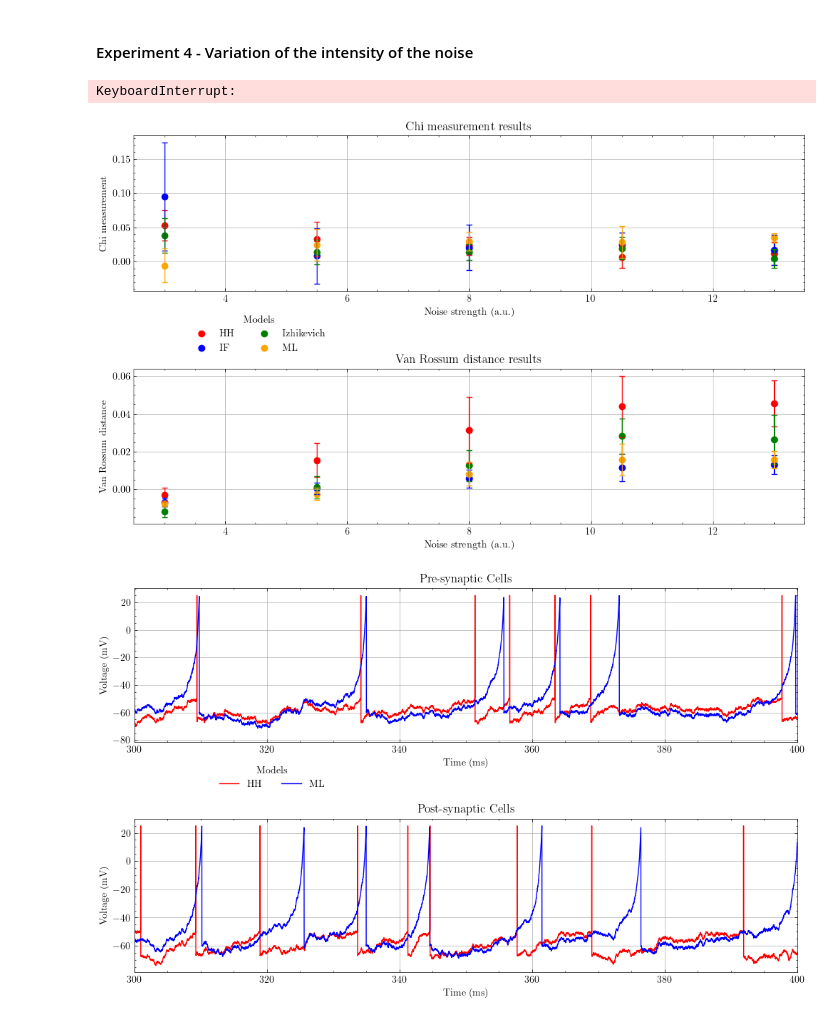
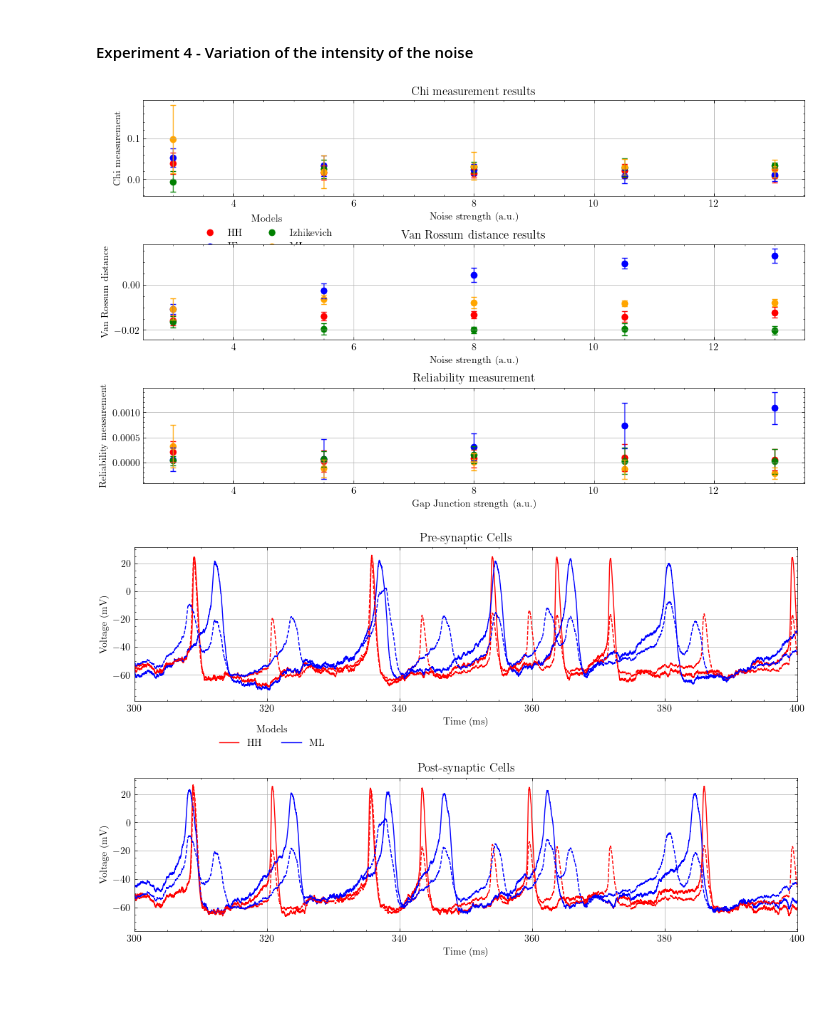
Before and after one commit to Sir-Bip-Bop/Gap-Junction-Coupling-Studies, a Jupyter notebook: synchrony_experiment_parallel_DifferentThreshold.ipynb, the cells around one changed output. Saved outputs shown, nothing was run; the diff lists cells and outputs as text; code cells hidden in the pictures; blank space fills up the shorter version.

Commit message:
Measurements complete

```diff
--- a/synchrony_experiment_parallel_DifferentThreshold.ipynb
+++ b/synchrony_experiment_parallel_DifferentThreshold.ipynb
@@ -581,6 +588,12 @@ for i in range(0,n_measurements):
     firing_rate_IZH[i] = compute_firing_rate(matrixIZH_mean,dt,t_final)
     firing_rate_ML[i] = compute_firing_rate(matrixML_mean,dt,t_final)
 
+    #computing reliability
+    rel_HH[i], residue = compute_Reliability(matrixHH_mean,t,t_Re,dt)
+    rel_IF[i], residue = compute_Reliability(matrixIF_mean,t,t_Re,dt)
+    rel_IZH[i], residue = compute_Reliability(matrixIZH_mean,t,t_Re,dt)
+    rel_ML[i], residue = compute_Reliability(matrixML_mean,t,t_Re,dt)
+
     #computing van_Rossum distance
     rossum_HH[i] = compute_van_Rossum_distance_2(matrixHH_mean,t,t_R,dt).flatten()[1:3] / firing_rate_HH[i]
     rossum_IF[i] = compute_van_Rossum_distance_2(matrixIF_mean,t,t_R,dt).flatten()[1:3] / firing_rate_IF[i]
@@ -593,6 +606,11 @@ chi_IF_total = np.mean(chi_IF),np.std(chi_IF)
 chi_IZH_total= np.mean(chi_IZH),np.std(chi_IZH)
 chi_ML_total = np.mean(chi_ML),np.std(chi_ML)
 
+rel_HH_total = np.mean(rel_HH),np.std(rel_HH)
+rel_IF_total = np.mean(rel_IF),np.std(rel_IF)
+rel_IZH_total = np.mean(rel_IZH),np.std(rel_IZH)
+rel_ML_total = np.mean(rel_ML),np.std(rel_ML)
+
 rossum_HH_total1 = np.mean(rossum_HH[:,0]), np.std(rossum_HH[:,0])
 rossum_HH_total2 = np.mean(rossum_HH[:,1]), np.std(rossum_HH[:,1])
 
@@ -1151,6 +1230,11 @@ chi_HH = np.zeros(n_measurements)
 chi_IF = np.zeros(n_measurements)
 chi_IZH = np.zeros(n_measurements)
 chi_ML = np.zeros(n_measurements)
+
+rel_HH = np.zeros(n_measurements)
+rel_IF = np.zeros(n_measurements)
+rel_IZH = np.zeros(n_measurements)
+rel_ML = np.zeros(n_measurements)
 
 rossum_HH = np.zeros((n_measurements,2))
 rossum_IF = np.zeros((n_measurements,2))
@@ -1166,6 +1250,11 @@ chi_HH_noise = np.zeros((5,2))
 chi_IF_noise = np.zeros((5,2))
 chi_IZH_noise = np.zeros((5,2))
 chi_ML_noise = np.zeros((5,2))
+
+rel_HH_noise = np.zeros((5,2))
+rel_IF_noise = np.zeros((5,2))
+rel_IZH_noise = np.zeros((5,2))
+rel_ML_noise = np.zeros((5,2))
 
 rossum_HH_noise = np.zeros((5,2))
 rossum_IF_noise = np.zeros((5,2))
@@ -1188,6 +1277,7 @@ matrix_ML_noise = {}
 
 t = np.linspace(0,t_final,int(t_final/dt))
 t_R = 0.005
+t_Re = 0.005
 
 noise = 3
 
@@ -1247,6 +1337,12 @@ for j in range(0,5):
         chi_IZH[i] = compute_chi(dataIZH_mean.T) - chi_IZH_total_off[0]
         chi_ML[i] = compute_chi(dataML_mean.T) - chi_ML_total_off[0]
 
+            #computing reliability
+        rel_HH[i], residue = compute_Reliability(matrixHH_mean,t,t_Re,dt) - rel_HH_total[0]
+        rel_IF[i], residue = compute_Reliability(matrixIF_mean,t,t_Re,dt) - rel_IF_total[0]
+        rel_IZH[i], residue = compute_Reliability(matrixIZH_mean,t,t_Re,dt) - rel_IZH_total[0]
+        rel_ML[i], residue = compute_Reliability(matrixML_mean,t,t_Re,dt) - rel_ML_total[0]
+
         #computing firing rate
         firing_rate_HH[i] = compute_firing_rate(matrixHH_k,dt,t_final)
         firing_rate_IF[i] = compute_firing_rate(matrixIF_k,dt,t_final)
@@ -1273,29 +1369,36 @@ for j in range(0,5):
     chi_IZH_noise[j]= np.mean(chi_IZH),np.std(chi_IZH)
     chi_ML_noise[j] = np.mean(chi_ML),np.std(chi_ML)
 
+    rel_HH_noise[j] = np.mean(rel_HH),np.std(rel_HH)
+    rel_IF_noise[j] = np.mean(rel_IF),np.std(rel_IF)
+    rel_IZH_noise[j] = np.mean(rel_IZH),np.std(rel_IZH)
+    rel_ML_noise[j] = np.mean(rel_ML),np.std(rel_ML)
+
     rossum_HH_noise[j] = np.mean(rossum_HH[:,0]), np.std(rossum_HH[:,0])
     rossum_IF_noise[j] = np.mean(rossum_IF[:,0]), np.std(rossum_IF[:,0])
     rossum_IZH_noise[j] = np.mean(rossum_IZH[:,0]), np.std(rossum_IZH[:,0])
     rossum_ML_noise[j] = np.mean(rossum_ML[:,0]), np.std(rossum_ML[:,0])
 
     noise = noise + 2
-# %% [output]
-KeyboardInterrupt:
 # %%
 k = np.linspace(3,13,5)
-fig, (ax1, ax2) = plt.subplots(2,1)
+fig, (ax1, ax2,ax3) = plt.subplots(3,1)
 
 plt.title('Experiment 3 - Evolution of the synchronisation in function of noise')
 fig.subplots_adjust(hspace=0.5)
 ax1.set_xlabel('Noise strength (a.u.)')
 ax2.set_xlabel('Noise strength (a.u.) ')
+ax3.set_xlabel('Gap Junction strength (a.u.) ')
 ax1.set_ylabel('Chi measurement')
 ax2.set_ylabel('Van Rossum distance')
+ax3.set_ylabel('Reliability measurement')
 ax1.tick_params(axis = 'y')
 ax2.tick_params(axis = 'y')
+ax3.tick_params(axis = 'y')
 
 ax1.title.set_text('Chi measurement results')
 ax2.title.set_text('Van Rossum distance results')
+ax3.title.set_text('Reliability measurement')
 
 ln1 = ax1.scatter(k,chi_HH_noise[:,0],color = 'r', label = 'HH')
 ax1.errorbar(k,chi_HH_noise[:,0],yerr=chi_HH_noise[:,1], fmt='none',capsize=3,color = 'r')
@@ -1316,42 +1419,59 @@ ax2.errorbar(k,rossum_IZH_noise[:,0],yerr=rossum_IZH_noise[:,1], fmt='none',caps
 ax2.scatter(k,rossum_ML_noise[:,0],color = 'orange', label = 'ML')
 ax2.errorbar(k,rossum_ML_noise[:,0],yerr=rossum_ML_noise[:,1], fmt='none',capsize=3,color = 'orange')
 
+ax3.scatter(k,rel_HH_noise[:,0],color = 'r', label = 'HH')
+ax3.errorbar(k,rel_HH_noise[:,0],yerr=rel_HH_noise[:,1], fmt='none',capsize=3,color = 'r')
+ax3.scatter(k,rel_IF_noise[:,0],color = 'b', label = 'IF')
+ax3.errorbar(k,rel_IF_noise[:,0],yerr=rel_IF_noise[:,1], fmt='none',capsize=3,color = 'b')
+ax3.scatter(k,rel_IZH_noise[:,0],color = 'g', label = 'Izhikevich')
+ax3.errorbar(k,rel_IZH_noise[:,0],yerr=rel_IZH_noise[:,1], fmt='none',capsize=3,color = 'g')
+ax3.scatter(k,rel_ML_noise[:,0],color = 'orange', label = 'ML')
+ax3.errorbar(k,rel_ML_noise[:,0],yerr=rel_ML_noise[:,1], fmt='none',capsize=3,color = 'orange')
 
 ax1.grid()
 ax2.grid()
+ax3.grid()
 ax1.legend(title='Models',bbox_to_anchor =( 0.3,-0.1), ncols = 2 )
 plt.show()
 # %% [output]
-[figure, old version]
+[figure, new version]
 # %%
+mean_HH, var_HH = compute_volt_var(save_HH_noise[4])
+mean_ML, var_ML = compute_volt_var(save_ML_noise[4])
+
+
 k = np.linspace(0.008,0.058,5)
 fig, (ax1, ax2) = plt.subplots(2,1)
 
 plt.title('Experiment 3 - Volt traces Comparisson')
 fig.subplots_adjust(hspace=0.5)
 ax1.set_xlabel('Time (ms)')
 ax2.set_xlabel('Time (ms) ')
 ax1.set_ylabel('Voltage (mV)')
 ax2.set_ylabel('Voltage (mV)')
 ax1.tick_params(axis = 'y')
 ax2.tick_params(axis = 'y')
 
 ax1.title.set_text('Pre-synaptic Cells')
 ax2.title.set_text('Post-synaptic Cells')
 
 ax1.plot(t,save_HH_noise[4][:,0],color = 'r', label = 'HH')
 ax1.plot(t,save_ML_noise[4][:,0],color = 'b', label = 'ML')
+ax1.plot(t,mean_HH, 'r--')
+ax1.plot(t,mean_ML, 'b--')
 ax1.set_xlim(300,400)
 
 
 ax2.plot(t,save_HH_noise[4][:,1],color = 'r', label = 'HH')
 ax2.plot(t,save_ML_noise[4][:,1],color = 'b', label = 'ML')
+ax2.plot(t,mean_HH, 'r--')
+ax2.plot(t,mean_ML, 'b--')
 ax2.set_xlim(300,400)
 
 ax1.grid()
 ax2.grid()
 ax1.legend(title='Models',bbox_to_anchor =( 0.3,-0.1), ncols = 2 )
 plt.show()
 # %% [output]
-[figure, old version]
+[figure, new version]
 # %%
```
Also changed, not shown: parts of 10 cells of this notebook.
